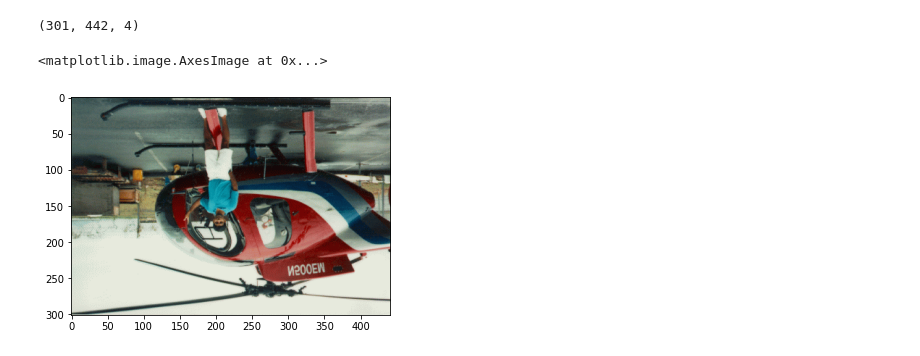
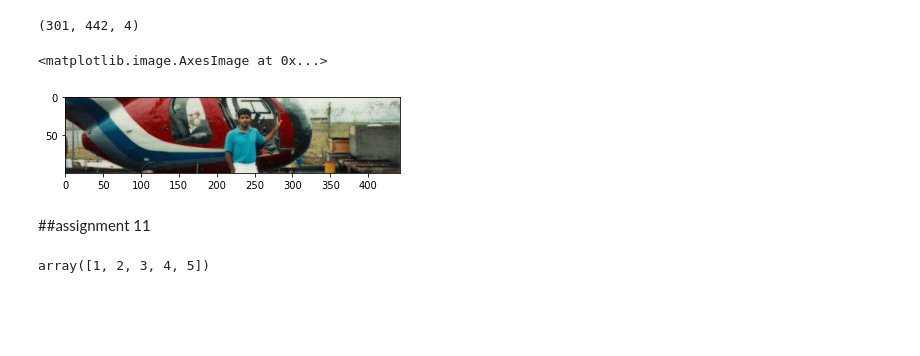
Before and after one commit to Kranthi98/Udemy-python-ML, a Jupyter notebook: lectures/04_mar_Udemy.ipynb, the cells around one changed output. Saved outputs shown, nothing was run; the diff lists cells and outputs as text; code cells hidden in the pictures; blank space fills up the shorter version.

```diff
--- a/lectures/04_mar_Udemy.ipynb
+++ b/lectures/04_mar_Udemy.ipynb
@@ -26,7 +28,14 @@ pic.shape
 # %% [output]
 (301, 442, 4)
 # %%
-plt.imshow(pic[::-1])
+plt.imshow(pic[100:200,::-1])
 # %% [output]
 <matplotlib.image.AxesImage at 0x...>
-[figure, old version]
+[figure, new version]
+# %% [markdown]
+##assignment 11
+# %%
+x = np.array(range(1,6))
+x
+# %% [output]
+array([1, 2, 3, 4, 5])
```
Also changed, not shown: parts of 12 cells of this notebook.
